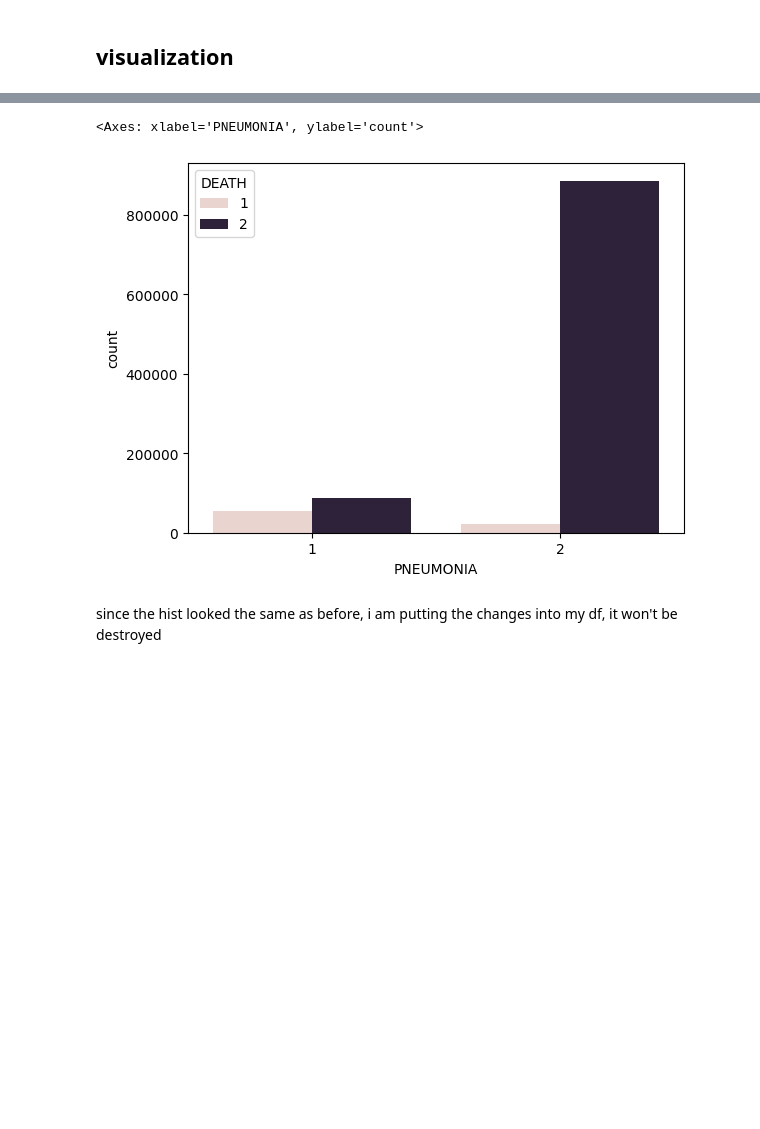
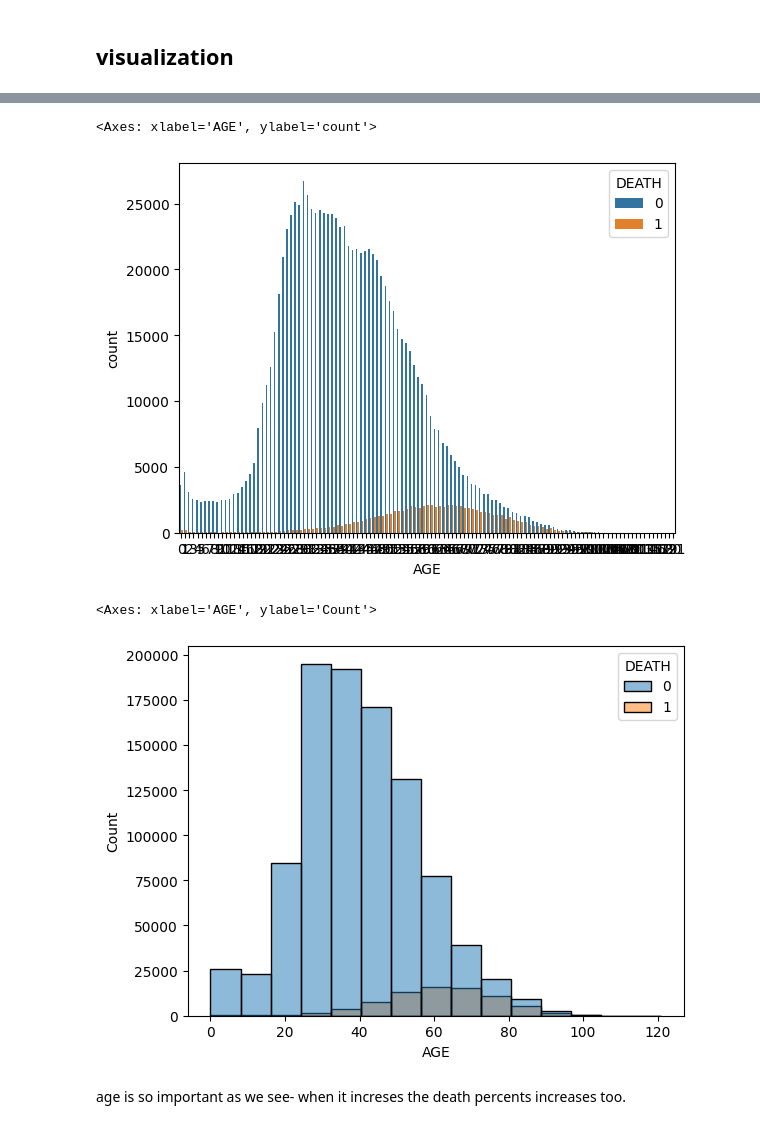
Before and after one commit to Shu6136713/covid19_final_ML_project, a Jupyter notebook: cleaning.ipynb, the cells around one changed output, grey strips where cells are left out. Saved outputs shown, nothing was run; the diff lists cells and outputs as text; code cells hidden in the pictures; blank space fills up the shorter version.

```diff
--- a/cleaning.ipynb
+++ b/cleaning.ipynb
@@ -149,9 +346,12 @@ trydf['PNEUMONIA'] = [2 if each == 99 else each for each in trydf['PNEUMONIA']]
 # %%
-sns.countplot(trydf, x="PNEUMONIA", hue="DEATH")
+sns.countplot(x="AGE", hue="DEATH", data=df)
 # %% [output]
-<Axes: xlabel='PNEUMONIA', ylabel='count'>
+<Axes: xlabel='AGE', ylabel='count'>
-[figure, old version]
+[figure, new version]
-# %% [markdown]
-since the hist looked the same as before, i am putting the changes into my df, it won't be destroyed
-# %%
-df['PNEUMONIA'] = trydf['PNEUMONIA']
+# %%
+sns.histplot(df, x="AGE", hue="DEATH", bins=15)
+# %% [output]
+<Axes: xlabel='AGE', ylabel='Count'>
+[figure, added]
+# %% [markdown]
+age is so important as we see- when it increses the death percents increases too.
```
Also changed, not shown: parts of 50 cells of this notebook, 1 other file.
